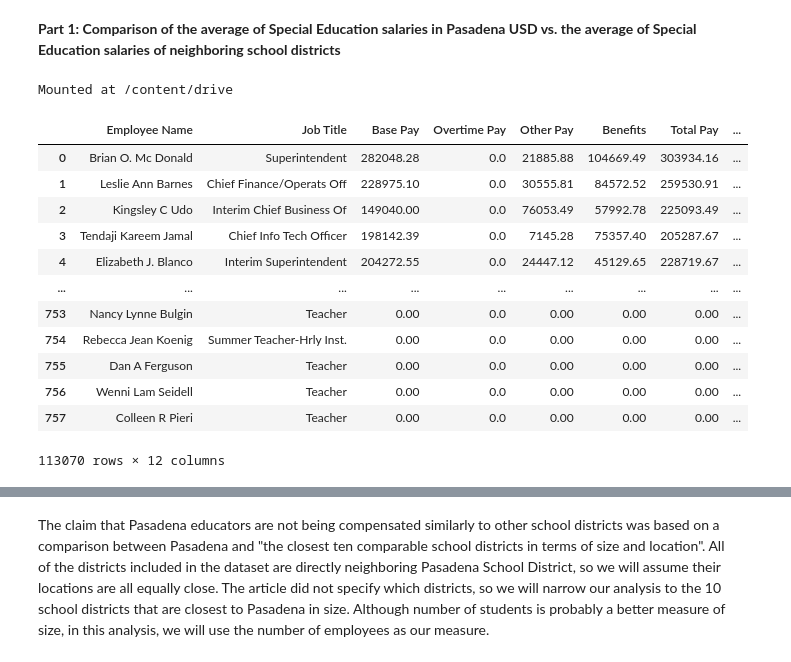
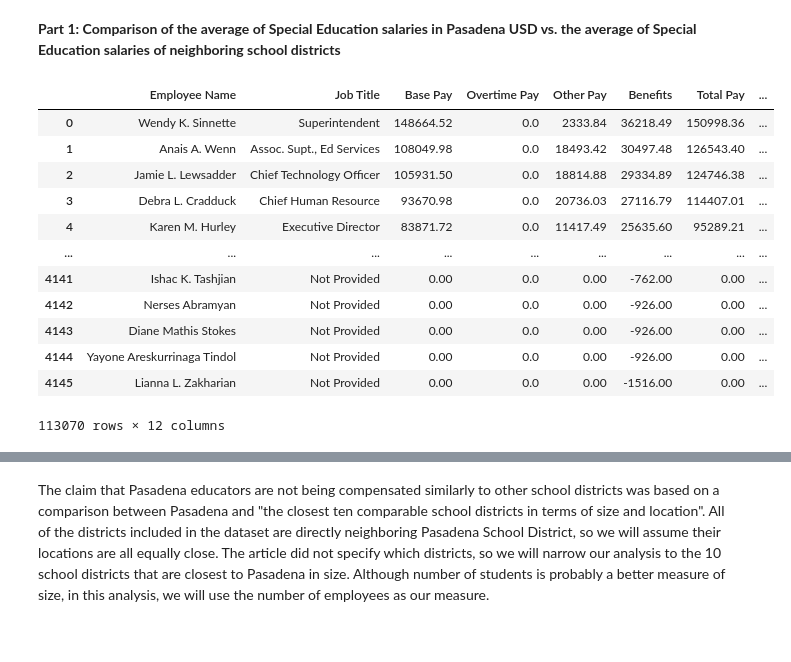
Before and after one commit to melliejelly/SpEd-salary-analysis, a Jupyter notebook: analysis.ipynb, the cells around one changed output, grey strips where cells are left out. Saved outputs shown, nothing was run; the diff lists cells and outputs as text; code cells hidden in the pictures.

Commit message:
add csv data

```diff
--- a/analysis.ipynb
+++ b/analysis.ipynb
@@ -11,35 +11,29 @@ import os
 %matplotlib inline
 import matplotlib.pyplot as plots
 plots.style.use('fivethirtyeight')
-# %%
-# mount google Drive to access CSVs
-from google.colab import drive
-drive.mount('/content/drive')
-# %% [output]
-Mounted at /content/drive
 # %%
-# upload csv tables of Pasadena Unified School District (PUSD) & surrounding district salaries
-base_dir = "drive/MyDrive/USD_salary/"
+# load csv tables of Pasadena Unified School District (PUSD) & surrounding district salaries
+base_dir = "csvs"
 for f in range(len(os.listdir(base_dir))):
-  if f == 0:
-    salary_data = pd.read_csv(os.path.join(base_dir, os.listdir(base_dir)[f]))
-  else:
-    salary_data = pd.concat([salary_data, pd.read_csv(os.path.join(base_dir, os.listdir(base_dir)[f]))])
+    if f == 0:
+        salary_data = pd.read_csv(os.path.join(base_dir, os.listdir(base_dir)[f]))
+    else:
+        salary_data = pd.concat([salary_data, pd.read_csv(os.path.join(base_dir, os.listdir(base_dir)[f]))])
 
 salary_data
 # %% [output]
 |  | Employee Name | Job Title | Base Pay | Overtime Pay | Other Pay | Benefits | Total Pay | ... |
-| 0 | Brian O. Mc Donald | Superintendent | 282048.28 | 0.0 | 21885.88 | 104669.49 | 303934.16 | ... |
-| 1 | Leslie Ann Barnes | Chief Finance/Operats Off | 228975.10 | 0.0 | 30555.81 | 84572.52 | 259530.91 | ... |
-| 2 | Kingsley C Udo | Interim Chief Business Of | 149040.00 | 0.0 | 76053.49 | 57992.78 | 225093.49 | ... |
-| 3 | Tendaji Kareem Jamal | Chief Info Tech Officer | 198142.39 | 0.0 | 7145.28 | 75357.40 | 205287.67 | ... |
-| 4 | Elizabeth J. Blanco | Interim Superintendent | 204272.55 | 0.0 | 24447.12 | 45129.65 | 228719.67 | ... |
+| 0 | Wendy K. Sinnette | Superintendent | 148664.52 | 0.0 | 2333.84 | 36218.49 | 150998.36 | ... |
+| 1 | Anais A. Wenn | Assoc. Supt., Ed Services | 108049.98 | 0.0 | 18493.42 | 30497.48 | 126543.40 | ... |
+| 2 | Jamie L. Lewsadder | Chief Technology Officer | 105931.50 | 0.0 | 18814.88 | 29334.89 | 124746.38 | ... |
+| 3 | Debra L. Cradduck | Chief Human Resource | 93670.98 | 0.0 | 20736.03 | 27116.79 | 114407.01 | ... |
+| 4 | Karen M. Hurley | Executive Director | 83871.72 | 0.0 | 11417.49 | 25635.60 | 95289.21 | ... |
 | ... | ... | ... | ... | ... | ... | ... | ... | ... |
-| 753 | Nancy Lynne Bulgin | Teacher | 0.00 | 0.0 | 0.00 | 0.00 | 0.00 | ... |
-| 754 | Rebecca Jean Koenig | Summer Teacher-Hrly Inst. | 0.00 | 0.0 | 0.00 | 0.00 | 0.00 | ... |
-| 755 | Dan A Ferguson | Teacher | 0.00 | 0.0 | 0.00 | 0.00 | 0.00 | ... |
-| 756 | Wenni Lam Seidell | Teacher | 0.00 | 0.0 | 0.00 | 0.00 | 0.00 | ... |
-| 757 | Colleen R Pieri | Teacher | 0.00 | 0.0 | 0.00 | 0.00 | 0.00 | ... |
+| 4141 | Ishac K. Tashjian | Not Provided | 0.00 | 0.0 | 0.00 | -762.00 | 0.00 | ... |
+| 4142 | Nerses Abramyan | Not Provided | 0.00 | 0.0 | 0.00 | -926.00 | 0.00 | ... |
+| 4143 | Diane Mathis Stokes | Not Provided | 0.00 | 0.0 | 0.00 | -926.00 | 0.00 | ... |
+| 4144 | Yayone Areskurrinaga Tindol | Not Provided | 0.00 | 0.0 | 0.00 | -926.00 | 0.00 | ... |
+| 4145 | Lianna L. Zakharian | Not Provided | 0.00 | 0.0 | 0.00 | -1516.00 | 0.00 | ... |
 113070 rows × 12 columns
 # %%
 # make sure all the school districts of interest are in the dataset
```
Also changed, not shown: 12 other files.
